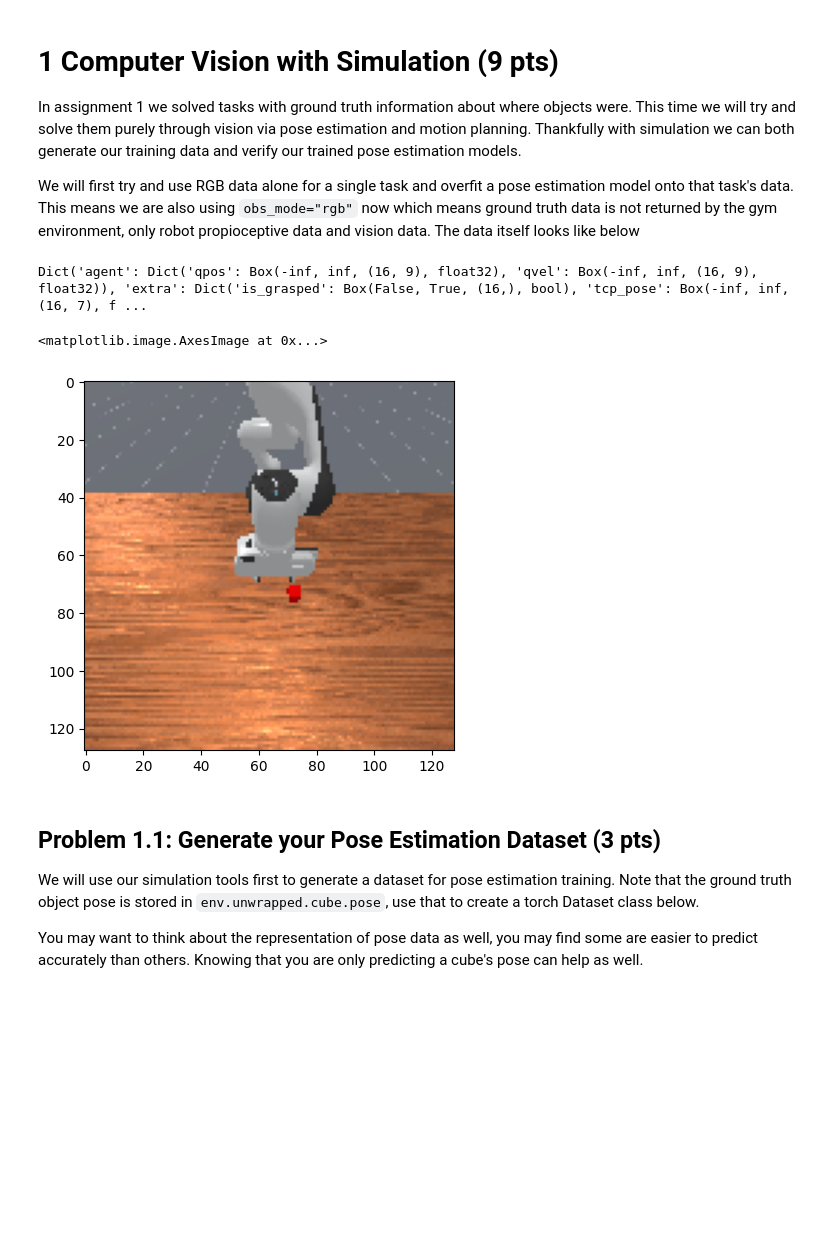
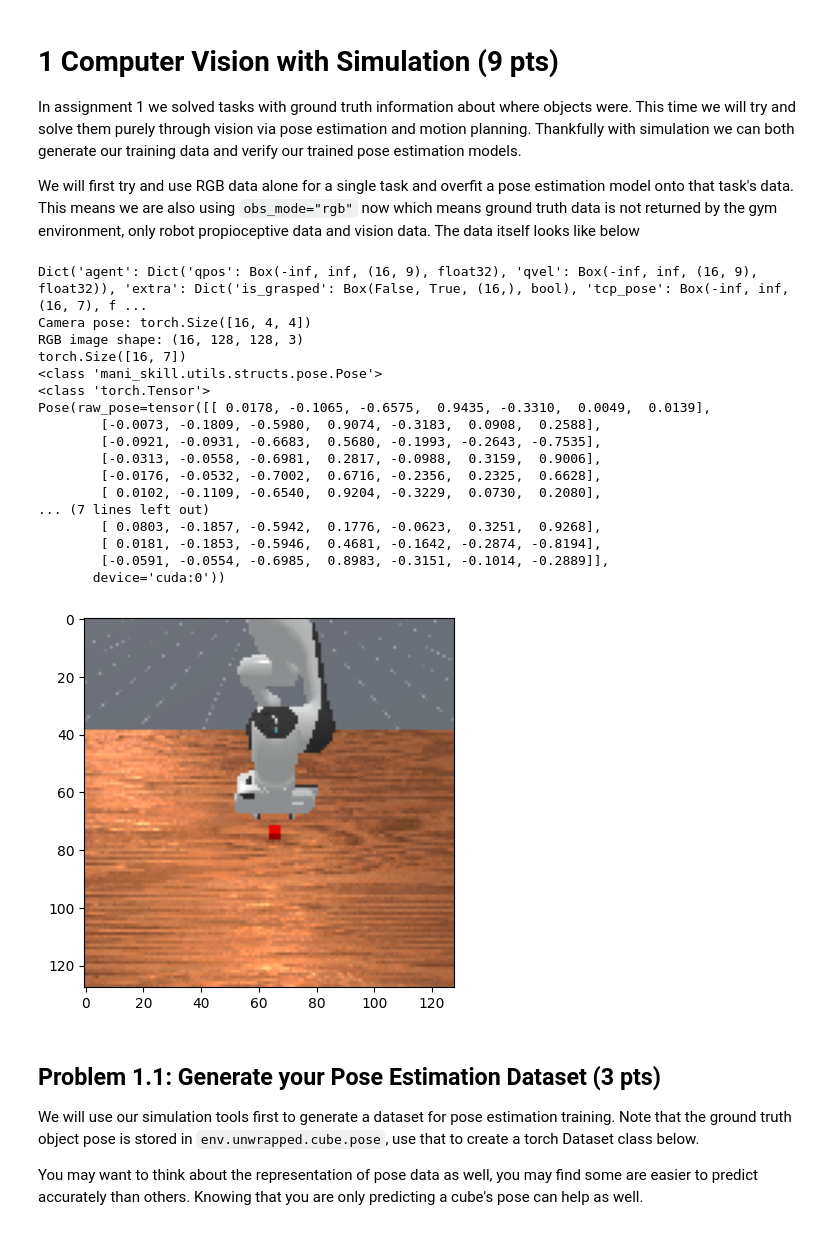
Before and after one commit to UCSD-zhw107/RobotLearning-CSE276F, a Jupyter notebook: hw2/assignment_2.ipynb, the cells around one changed output. Drawn from its saved outputs; the diff is of its cells as text; code cells hidden in the pictures; blank space fills up the shorter version.

```diff
--- a/hw2/assignment_2.ipynb
+++ b/hw2/assignment_2.ipynb
@@ -65,20 +65,64 @@ We will first try and use RGB data alone for a single task and overfit a pose es
 # %%
 import mani_skill
 import gymnasium as gym
 import matplotlib.pyplot as plt
 import numpy as np
+import torch
 # we will use parallel environments to speed up data generation for training
 env = gym.make("PickCube-v1", num_envs=16, obs_mode="rgb", render_mode="rgb_array", enable_shadow=True)
 obs, _ = env.reset()
 
 # print below the observation space
 print(env.observation_space)
 # show an example image
 plt.imshow(obs["sensor_data"]["base_camera"]["rgb"].cpu().numpy()[0])
+# Print camera pose in world coordinate
+print("Camera pose:", obs["sensor_param"]["base_camera"]["cam2world_gl"].shape)
+# Also print RGB image shape for reference
+print("RGB image shape:", obs["sensor_data"]["base_camera"]["rgb"].cpu().numpy().shape)
+
+print(env.unwrapped.cube.pose.shape)
+
+cube_pose = env.unwrapped.cube.pose
+print(type(cube_pose))
+camera_pose = obs["sensor_param"]["base_camera"]["cam2world_gl"]
+print(type(camera_pose))
+
+from mani_skill.utils.geometry.rotation_conversions import matrix_to_quaternion
+from mani_skill.utils.structs.pose import Pose
+
+def matrix_to_pose(matrix: torch.Tensor) -> Pose:
+    """
+    Convert (N, 4, 4) transformation matrices to Pose object.
+    """
+    assert matrix.shape[-2:] == (4, 4), "Input must be (N, 4, 4)"
+    p = matrix[:, :3, 3]
+    R = matrix[:, :3, :3]
+    q = matrix_to_quaternion(R)  # (N, 4),(w, x, y, z)
+    return Pose.create_from_pq(p=p, q=q)
+
+camera_pose = matrix_to_pose(camera_pose)
+cube_pose_camera = camera_pose.inv() * cube_pose
+print(cube_pose_camera)
 # %% [output]
 Dict('agent': Dict('qpos': Box(-inf, inf, (16, 9), float32), 'qvel': Box(-inf, inf, (16, 9), float32)), 'extra': Dict('is_grasped': Box(False, True, (16,), bool), 'tcp_pose': Box(-inf, inf, (16, 7), f ...
+Camera pose: torch.Size([16, 4, 4])
+RGB image shape: (16, 128, 128, 3)
+torch.Size([16, 7])
+<class 'mani_skill.utils.structs.pose.Pose'>
+<class 'torch.Tensor'>
+Pose(raw_pose=tensor([[ 0.0178, -0.1065, -0.6575,  0.9435, -0.3310,  0.0049,  0.0139],
+        [-0.0073, -0.1809, -0.5980,  0.9074, -0.3183,  0.0908,  0.2588],
+        [-0.0921, -0.0931, -0.6683,  0.5680, -0.1993, -0.2643, -0.7535],
+        [-0.0313, -0.0558, -0.6981,  0.2817, -0.0988,  0.3159,  0.9006],
+        [-0.0176, -0.0532, -0.7002,  0.6716, -0.2356,  0.2325,  0.6628],
+        [ 0.0102, -0.1109, -0.6540,  0.9204, -0.3229,  0.0730,  0.2080],
+... (7 lines left out)
+        [ 0.0803, -0.1857, -0.5942,  0.1776, -0.0623,  0.3251,  0.9268],
+        [ 0.0181, -0.1853, -0.5946,  0.4681, -0.1642, -0.2874, -0.8194],
+        [-0.0591, -0.0554, -0.6985,  0.8983, -0.3151, -0.1014, -0.2889]],
+       device='cuda:0'))
-<matplotlib.image.AxesImage at 0x...>
-[figure, old version]
+[figure, new version]
 # %% [markdown]
 ## Problem 1.1: Generate your Pose Estimation Dataset (3 pts)
 
```
Also changed, not shown: parts of 1 cell of this notebook.
